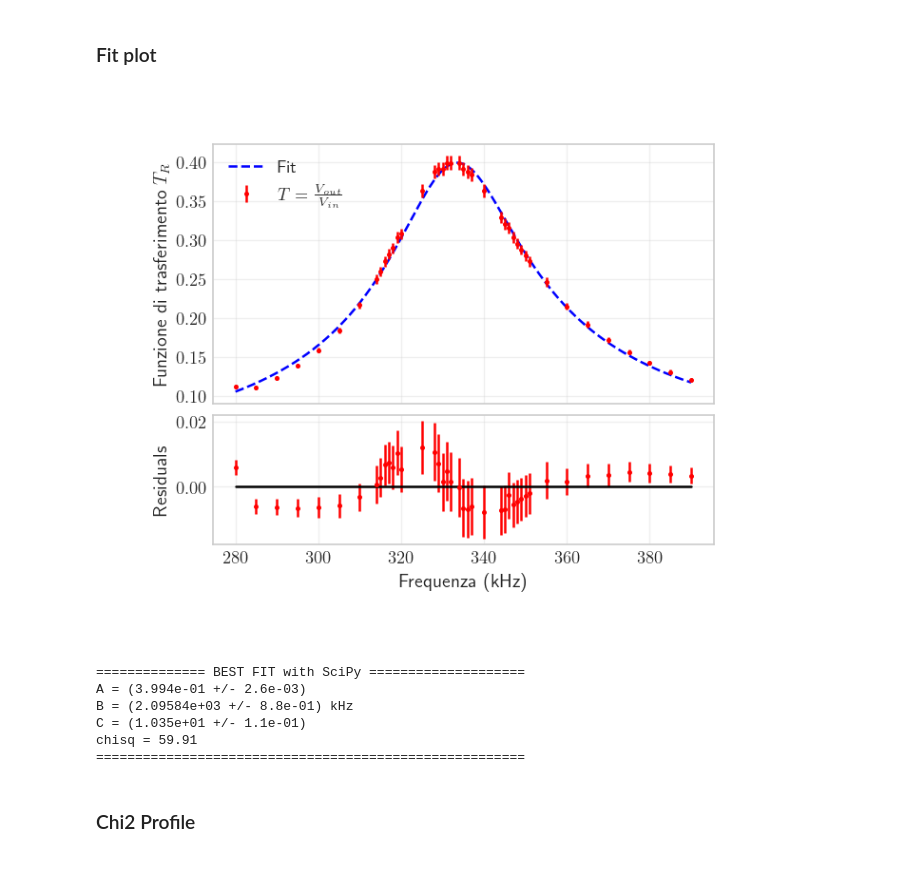
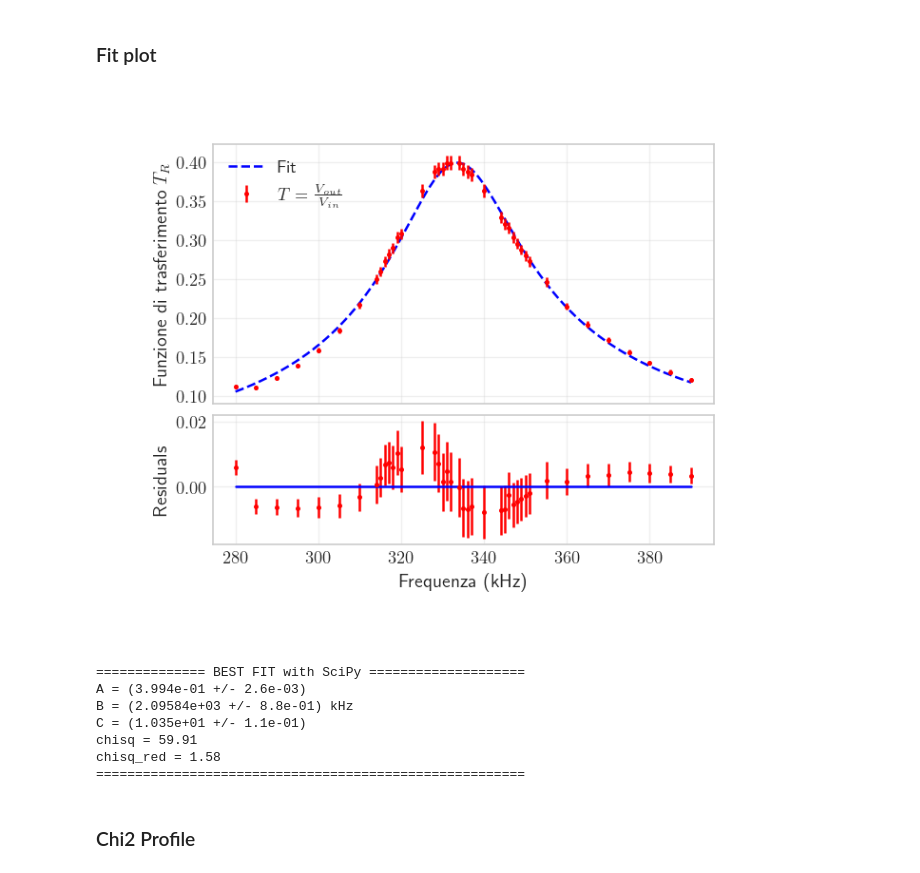
Before and after one commit to bagnolino/PhysicsLab, a Jupyter notebook: RLC_Freq/code/RLC_freq_analysis.ipynb, the cells around one changed output. Drawn from its saved outputs; the diff is of its cells as text; code cells hidden in the pictures.

```diff
--- a/RLC_Freq/code/RLC_freq_analysis.ipynb
+++ b/RLC_Freq/code/RLC_freq_analysis.ipynb
@@ -154,29 +154,29 @@ chisq_red =  1.5765252305953121
 # %%
 x_fit = np.linspace(min(f_data), max(f_data), 1000)
 
 # Plot the fit
 fig, ax = plt.subplots(2, 1, figsize=(5, 4), sharex=True, constrained_layout=True, height_ratios=[2, 1])
 ax[0].plot(x_fit, fitf(x_fit, *popt), label='Fit', linestyle='--', color='blue')
 #ax[0].plot(x_fit, fitf(x_fit, Ainit, Binit, Cinit), label='Initial Guess', linestyle='dashed', color='green')
 ax[0].errorbar(f_data, Tr_data, yerr=Tr_err, fmt='o', label=r'$T=\frac{V_{out}}{V_{in}}$', ms=2, color='red')
 ax[0].legend(loc='upper left')
 ax[0].set_ylabel(r'Funzione di trasferimento $T_R$')
 
 ax[1].errorbar(f_data, residuals, yerr=Tr_err, fmt='o', label='Residuals', ms=2, color='red')
 ax[1].set_ylabel('Residuals')
 ax[1].set_xlabel(r'Frequenza (kHz)')
-ax[1].plot(f_data, np.zeros(len(f_data)), color='black')
+ax[1].plot(f_data, np.zeros(len(f_data)), color='blue')
 
 plt.savefig(f'../output/{project_name}_fit.png',
             bbox_inches="tight",
             pad_inches=1,
             transparent=True,
             facecolor="w",
             edgecolor='w',
             orientation='Portrait',
             dpi=100)
 # %% [output]
-[figure, old version]
+[figure, new version]
 # %%
 A_BF, B_BF, C_BF = popt
 eA_BF, eB_BF, eC_BF = np.sqrt(np.diag(pcov))
@@ -186,6 +186,7 @@ print(r'A = ({a:.3e} +/- {b:.1e})'.format(a=A_BF,b=eA_BF))
 print(r'B = ({c:.5e} +/- {d:.1e}) kHz'.format(c=B_BF * 1e-3, d=eB_BF * 1e-3))
 print(r'C = ({e:.3e} +/- {f:.1e})'.format(e=C_BF, f=eC_BF))
 print(r'chisq = {m:.2f}'.format(m=chisq))
+print(r'chisq_red = {m:.2f}'.format(m=chisq_red))
 print("=======================================================")
 # %% [output]
 ============== BEST FIT with SciPy ====================
@@ -193,6 +194,7 @@ A = (3.994e-01 +/- 2.6e-03)
 B = (2.09584e+03 +/- 8.8e-01) kHz
 C = (1.035e+01 +/- 1.1e-01)
 chisq = 59.91
+chisq_red = 1.58
 =======================================================
 # %% [markdown]
 ### Chi2 Profile
```
Also changed, not shown: parts of 15 cells of this notebook.
